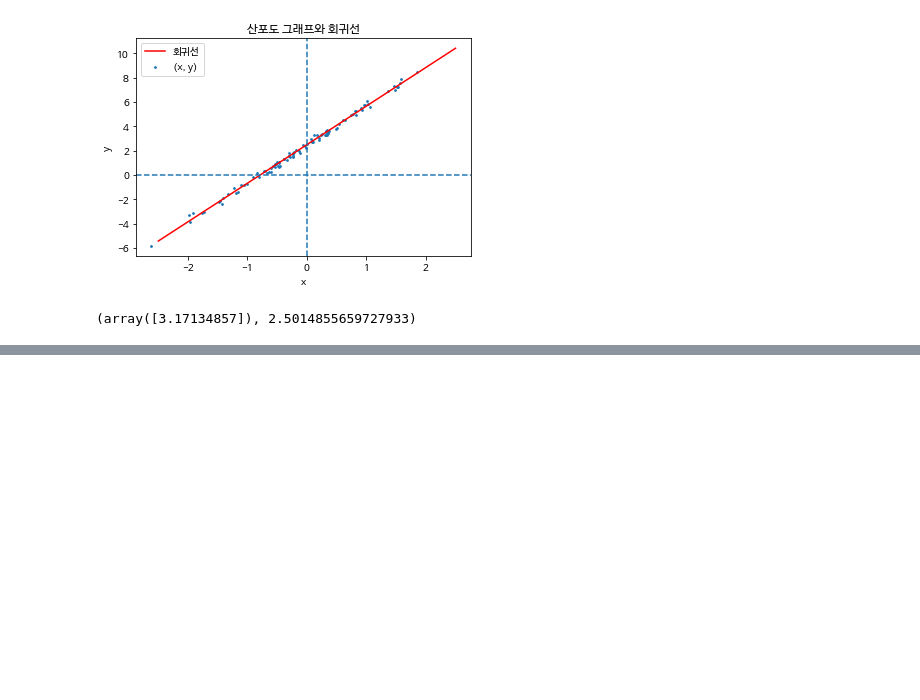
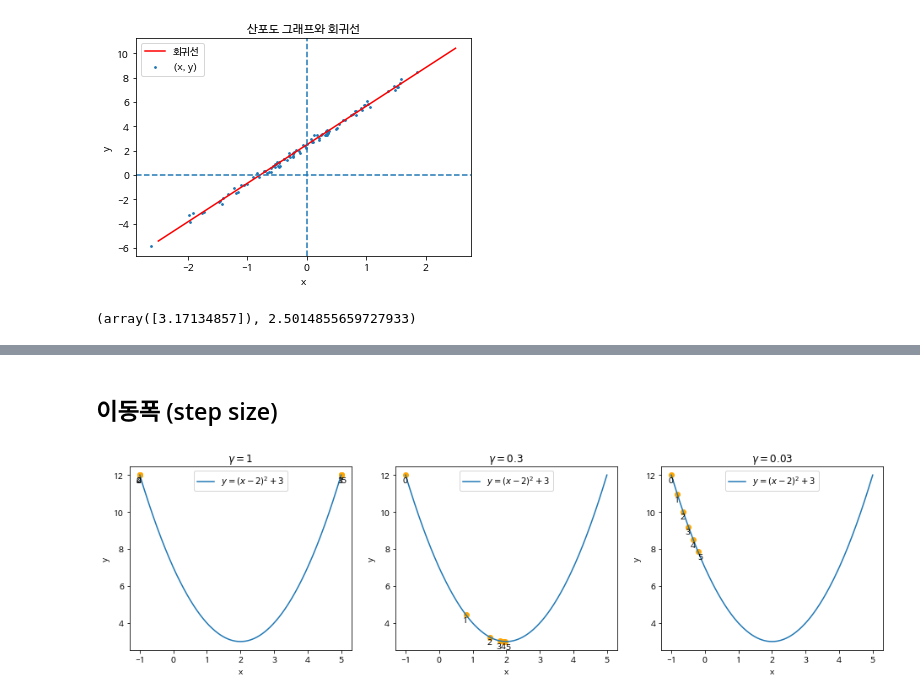
Before and after one commit to sunkusun9/ML2022_1, a Jupyter notebook: univariate_linear_regression.ipynb, the cells around one changed output, grey strips where cells are left out. Drawn from its saved outputs; the diff is of its cells as text; code cells hidden in the pictures; blank space fills up the shorter version.

```diff
--- a/univariate_linear_regression.ipynb
+++ b/univariate_linear_regression.ipynb
@@ -191,0 +221,27 @@ plt.show()
+# %% [markdown]
+## 이동폭 (step size)
+# %%
+fig, ax = plt.subplots(1, 3, figsize=(16, 4)) # 1x3 표 생성
+for rate, ax_ in zip([1, 0.3, 0.03], ax): # 이동폭을 [1, 0.3, 0.01]에 대한 반복, 결과 ax도 묶어서 반복한다.
+    # 경사하강으로 최적화
+    x = -1
+    x_hist = [x]
+    epochs = 5 # 반복 횟수
+    for i in range(epochs):
+        delta_y = 2 * (x - 2)
+        x -= rate * delta_y
+        x_hist.append(x)
+    # 표출력
+    ax_.plot(X, Y, label="$y=(x-2)^2 + 3$")
+    x_hist = np.array(x_hist)
+    y_hist = np.square(x_hist - 2) + 3
+    ax_.scatter(x_hist, y_hist, c='orange')
+    for i, (x_, y_) in enumerate(zip(x_hist, y_hist)):
+        ax_.annotate(str(i), (x_, y_), xytext=(x_ - (0.1 if i < 5 else 0.0), y_ - 0.4)) # 단계출력
+    ax_.set_xlabel("x")
+    ax_.set_ylabel("y")
+    ax_.legend()
+    ax_.set_title("$\gamma={}$".format(rate))
+plt.show()
+# %% [output]
+[figure, added]
```
Also changed, not shown: parts of 20 cells of this notebook.
